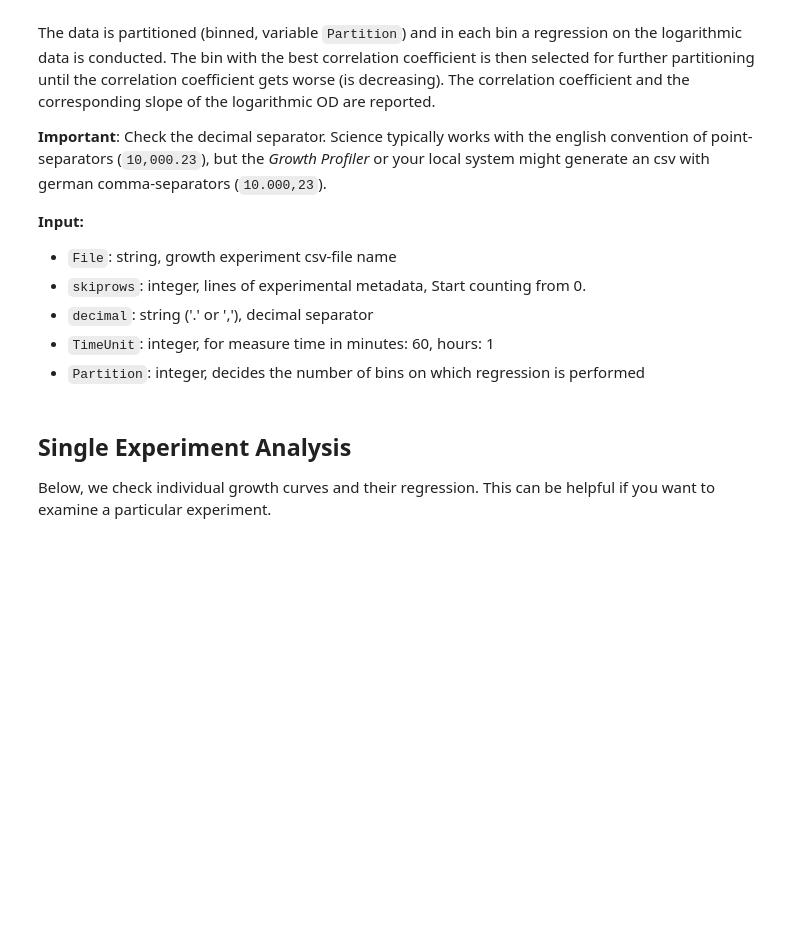
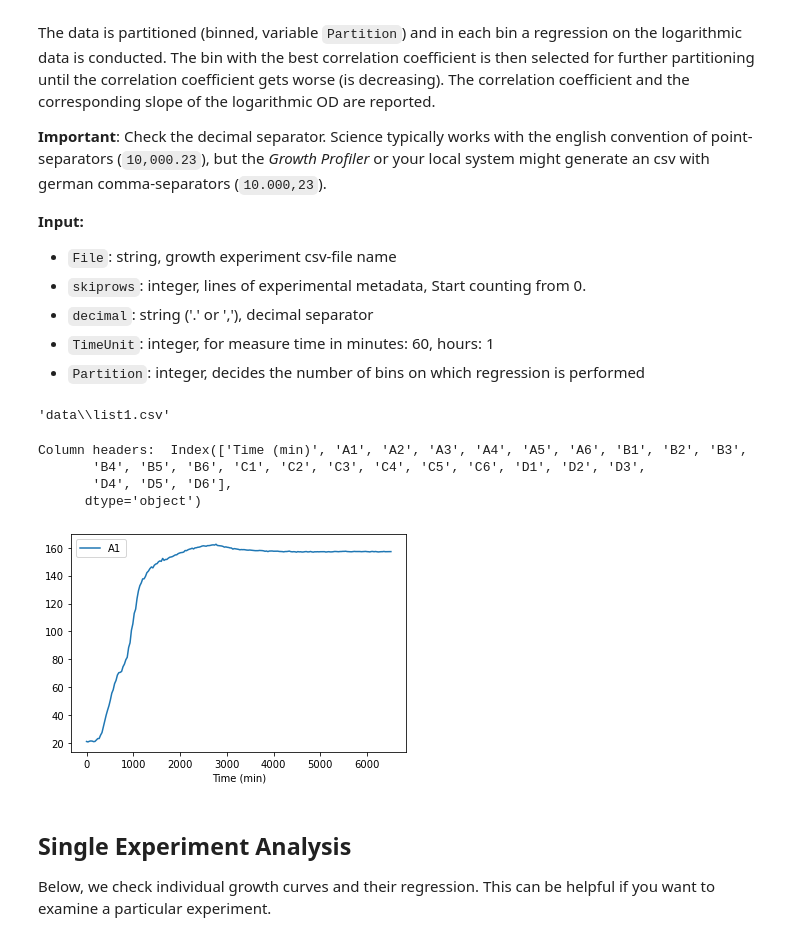
Before and after one commit to uliebal/gp_analytics, a Jupyter notebook: GrowthCurveAnalysis.ipynb, the cells around one changed output. Cells and saved outputs as stored; diff of their text form; code cells hidden in the pictures; blank space fills up the shorter version.

Commit message:
working on statistical output and multiple .csv, correction of Unnamed

```diff
--- a/GrowthCurveAnalysis.ipynb
+++ b/GrowthCurveAnalysis.ipynb
@@ -34,24 +34,59 @@ The data is partitioned (binned, variable `Partition`) and in each bin a regress
  - `TimeUnit`: integer, for measure time in minutes: 60, hours: 1
  - `Partition`: integer, decides the number of bins on which regression is performed
 # %%
-#if 'Input_Image' in list(df.columns):
-#    print('success')
+files = os.listdir('data')
+csv_files = list(filter(lambda f: f.endswith('.csv'), files))
+# csv_files.remove('GP_20210507_171028_MTP03_GValue.csv')
+# csv_files.remove('GP_20210507_171028_MTP03_GStdDev.csv')
+# csv_files.remove('Strain_characterization_1.csv')
+idx = 1
+for idx in  range(len(csv_files)):
+    globals()['File%s' % (idx+1)] = os.path.join('data', csv_files[idx])
+
+    idx += 1
+# %% [output]
+'data\\list1.csv'
 # %%
-File = os.path.join('data', 'Strain_characterization_1.csv')       #GP_20210507_171028_MTP03_GValue
-skiprows = 0
-decimal = '.'
-TimeUnit = 1
-Partition = 2
-df = pd.read_csv(File, skiprows=skiprows , decimal=decimal)
+File = os.path.join('data', 'GP_20210507_171028_MTP03_GValue.csv')       #GP_20210507_171028_MTP03_GValue
+
+skiprows = 23
+decimal = ','
+TimeUnit = 60
+Partition = 4
+
+#pd.options.display.max_rows
+
+
+df = pd.read_csv(File, skiprows=skiprows , decimal=decimal, sep = ",")
+#
+# df.rename( columns={'Unnamed: 25':'D7'}, inplace=True )
+# df.fillna(inplace = True, axis = 1, value = 148.959788)
+
+# print(df.iloc[:,[25,26]])
+
+
 if 'Input_Image' in list(df.columns):
     df = df.drop(labels='Input_Image', axis=1)
 TimeAx = df.columns[0] #'Time (min)' # for growth profiler
 Exp0 = df.columns[1]
+
+for column in df.columns:
+    if 'Unnamed' in column:
+        df.drop(labels= column, axis=1, inplace=True)
+
 print('Column headers: ', df.columns)
 df.plot(x=TimeAx, y=Exp0)
 
-GVexp = 2
-eexp = -10
+repnum = 6                 #number of experiments in replicates
+GVexp = 1.89
+eexp = -9.5
+plt.savefig('myPlots.svg', format='svg')
+# %% [output]
+Column headers:  Index(['Time (min)', 'A1', 'A2', 'A3', 'A4', 'A5', 'A6', 'B1', 'B2', 'B3',
+       'B4', 'B5', 'B6', 'C1', 'C2', 'C3', 'C4', 'C5', 'C6', 'D1', 'D2', 'D3',
+       'D4', 'D5', 'D6'],
+      dtype='object')
+[figure, added]
 # %% [markdown]
 ## Single Experiment Analysis
 
```
Also changed, not shown: parts of 6 cells of this notebook, 10 other files.
